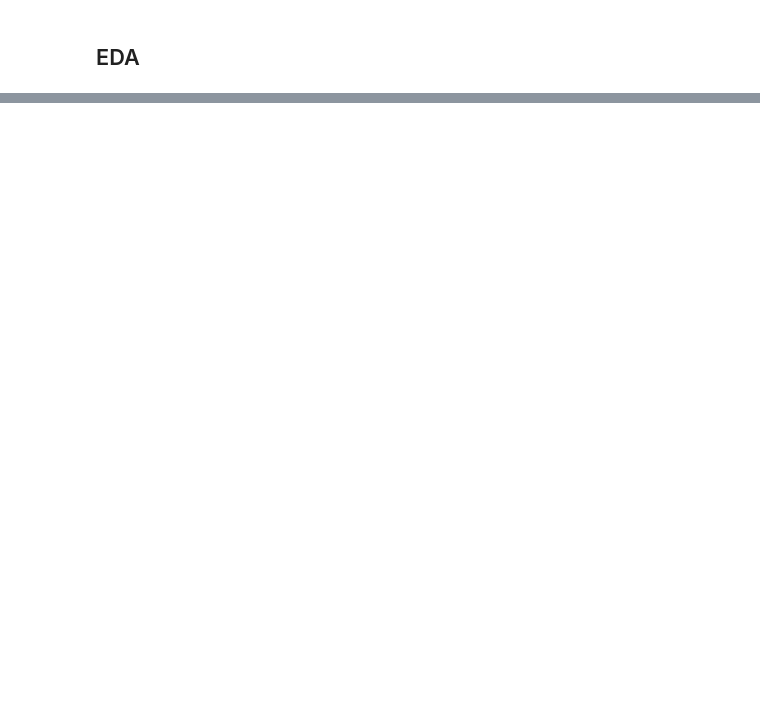
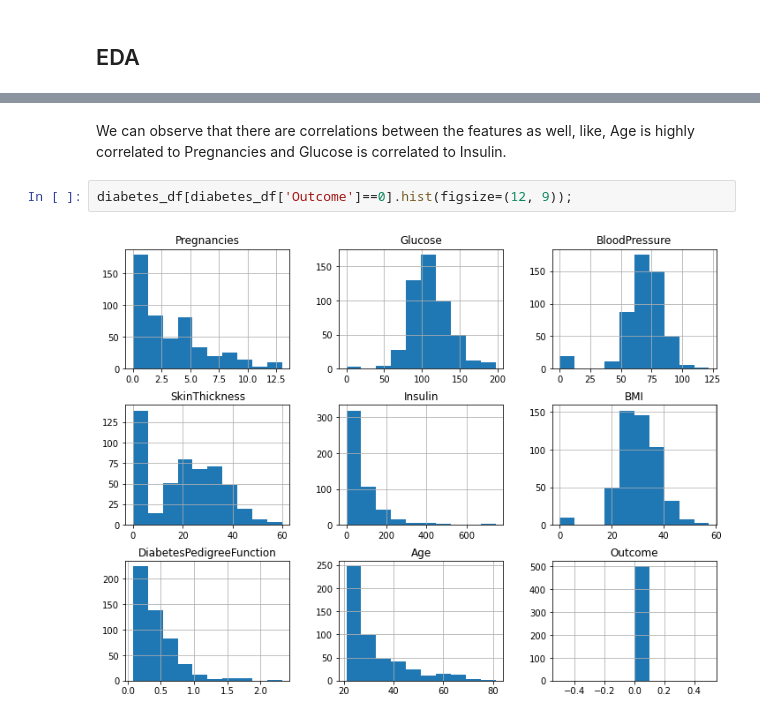
Before and after one commit to ayg15/diabetes-prediction, a Jupyter notebook: Diabetes Prediction.ipynb, the cells around one changed output, grey strips where cells are left out. Saved outputs shown, nothing was run; the diff lists cells and outputs as text; blank space fills up the shorter version.

```diff
--- a/Diabetes Prediction.ipynb
+++ b/Diabetes Prediction.ipynb
@@ -60,0 +92,6 @@ dtype: int64
+# %% [markdown]
+We can observe that there are correlations between the features as well, like, Age is highly correlated to Pregnancies and Glucose is correlated to Insulin.
+# %%
+diabetes_df[diabetes_df['Outcome']==0].hist(figsize=(12, 9));
+# %% [output]
+[figure, added]
```
Also changed, not shown: parts of 17 cells of this notebook.
